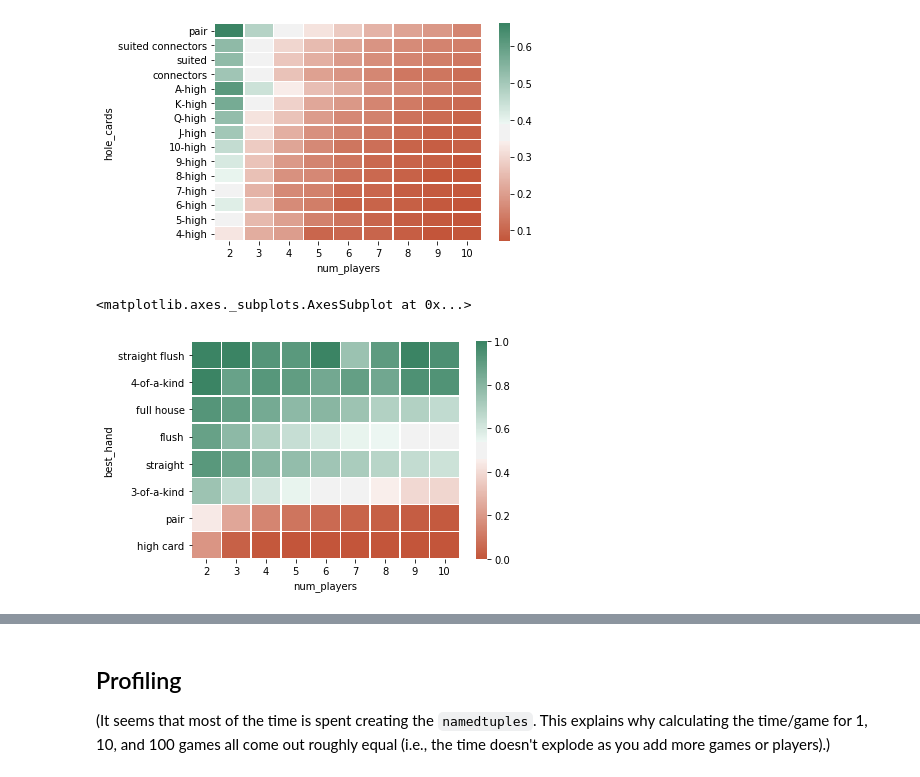
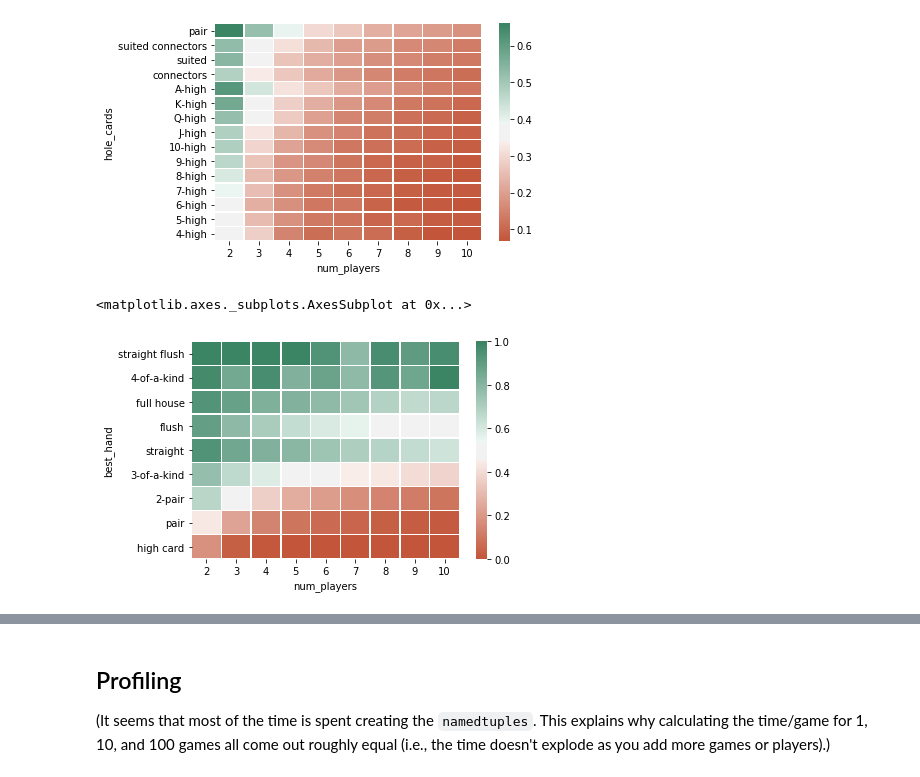
Before and after one commit to rahosbach/texas-holdem-simulator, a Jupyter notebook: texas_holdem_sim.ipynb, the cells around one changed output, grey strips where cells are left out. Saved outputs shown, nothing was run; the diff lists cells and outputs as text; code cells hidden in the pictures.

```diff
--- a/texas_holdem_sim.ipynb
+++ b/texas_holdem_sim.ipynb
@@ -363,12 +385,12 @@ game_results
 %%time
 game_results = []
 for players in range(2, 11):
-    for game in range(10):
+    for games in range(10):
         # Create original, shuffled deck of 52 cards
         deck = shuffle_deck(create_deck())
 
         # Deal each player a hand
-        player_hands = deal_player_hands(deck, cards=2, players=players)
+        player_hands = deal_player_hands(deck, game='omaha', players=players)
 
         # Deal communal cards
         communal_cards = deal_communal_cards(player_hands[1])
@@ -393,7 +415,7 @@ for players in range(2, 11):
                 winloss = 'Loss'
 
             game_results.append(player_results(
-                game,
+                games,
                 players,
                 player,
                 player_hands[0][player - 1].name,
@@ -524,5 +546,6 @@ Wall time: 2min 50s
 # %%
 %%time
-results_parallel = list(chain.from_iterable(
-    Parallel(n_jobs=num_cores)(delayed(simulator_parallel)(players=i, num_games=10_000) for i in players)))
+# Simulate 10,000 games of Texas Holdem' for each of 2-10 players
+texas_results_parallel = list(chain.from_iterable(
+    Parallel(n_jobs=num_cores)(delayed(simulator_parallel)(players=i, game='texas', num_games=10_000) for i in players)))
 # %% [output]
@@ -530,12 +586,21 @@ Wall time: 15min 13s
 # %%
-results_df = pd.DataFrame(results_parallel)
-results_df['hole_cards'] = pd.Categorical(
-    results_df['hole_cards'],
+texas_results_df = pd.DataFrame(texas_results_parallel)
+omaha_results_df = pd.DataFrame(omaha_results_parallel)
+
+texas_results_df['hole_cards'] = pd.Categorical(
+    texas_results_df['hole_cards'],
     ['pair', 'suited connectors', 'suited', 'connectors', 'A-high', 'K-high', 'Q-high', 'J-high',
      '10-high', '9-high', '8-high', '7-high', '6-high', '5-high', '4-high'])
-results_df['best_hand'] = pd.Categorical(
-    results_df['best_hand'],
+
+texas_results_df['best_hand'] = pd.Categorical(
+    texas_results_df['best_hand'],
     ['royal flush', 'straight flush', '4-of-a-kind', 'full house', 'flush', 'straight',
-     '3-of-a-kind', 'two-pair', 'pair', 'high card'])
-results_df.head()
+     '3-of-a-kind', '2-pair', 'pair', 'high card'])
+omaha_results_df['best_hand'] = pd.Categorical(
+    omaha_results_df['best_hand'],
+    ['royal flush', 'straight flush', '4-of-a-kind', 'full house', 'flush', 'straight',
+     '3-of-a-kind', '2-pair', 'pair', 'high card'])
+
+print(texas_results_df.head())
+print(omaha_results_df.head())
 # %% [output]
@@ -548,6 +619,6 @@ results_df.head()
 # %%
-results_df2 = pd.concat([results_df, pd.get_dummies(results_df['result'])], axis=1)
-win_draw_by_hole_cards = results_df2.groupby(['num_players', 'hole_cards']).apply(lambda x: (np.sum(x.Win) + np.sum(x.Draw)) / (np.sum(x.Win) + np.sum(x.Draw) + np.sum(x.Loss)))
+texas_results_df2 = pd.concat([texas_results_df, pd.get_dummies(texas_results_df['result'])], axis=1)
+win_draw_by_hole_cards = texas_results_df2.groupby(['num_players', 'hole_cards']).apply(lambda x: (np.sum(x.Win) + np.sum(x.Draw)) / (np.sum(x.Win) + np.sum(x.Draw) + np.sum(x.Loss)))
 sns.heatmap(pd.DataFrame(win_draw_by_hole_cards).sort_values('hole_cards').reset_index().pivot('hole_cards', 'num_players', 0),
             cmap=sns.diverging_palette(20, 150, sep=20, as_cmap=True),
             linewidths=.5)
@@ -555,10 +626,10 @@ sns.heatmap(pd.DataFrame(win_draw_by_hole_cards).sort_values('hole_cards').reset
 <matplotlib.axes._subplots.AxesSubplot at 0x...>
 [figure]
 # %%
-win_draw_by_best_hand = results_df2.groupby(['num_players', 'best_hand']).apply(lambda x: (np.sum(x.Win) + np.sum(x.Draw)) / (np.sum(x.Win) + np.sum(x.Draw) + np.sum(x.Loss)))
-sns.heatmap(pd.DataFrame(win_draw_by_best_hand).sort_values('best_hand').reset_index().pivot('best_hand', 'num_players', 0),
+texas_win_draw_by_best_hand = texas_results_df2.groupby(['num_players', 'best_hand']).apply(lambda x: (np.sum(x.Win) + np.sum(x.Draw)) / (np.sum(x.Win) + np.sum(x.Draw) + np.sum(x.Loss)))
+sns.heatmap(pd.DataFrame(texas_win_draw_by_best_hand).sort_values('best_hand').reset_index().pivot('best_hand', 'num_players', 0),
             cmap=sns.diverging_palette(20, 150, sep=20, as_cmap=True),
             linewidths=.5)
 # %% [output]
 <matplotlib.axes._subplots.AxesSubplot at 0x...>
-[figure, old version]
+[figure, new version]
```
Also changed, not shown: parts of 15 cells of this notebook.
